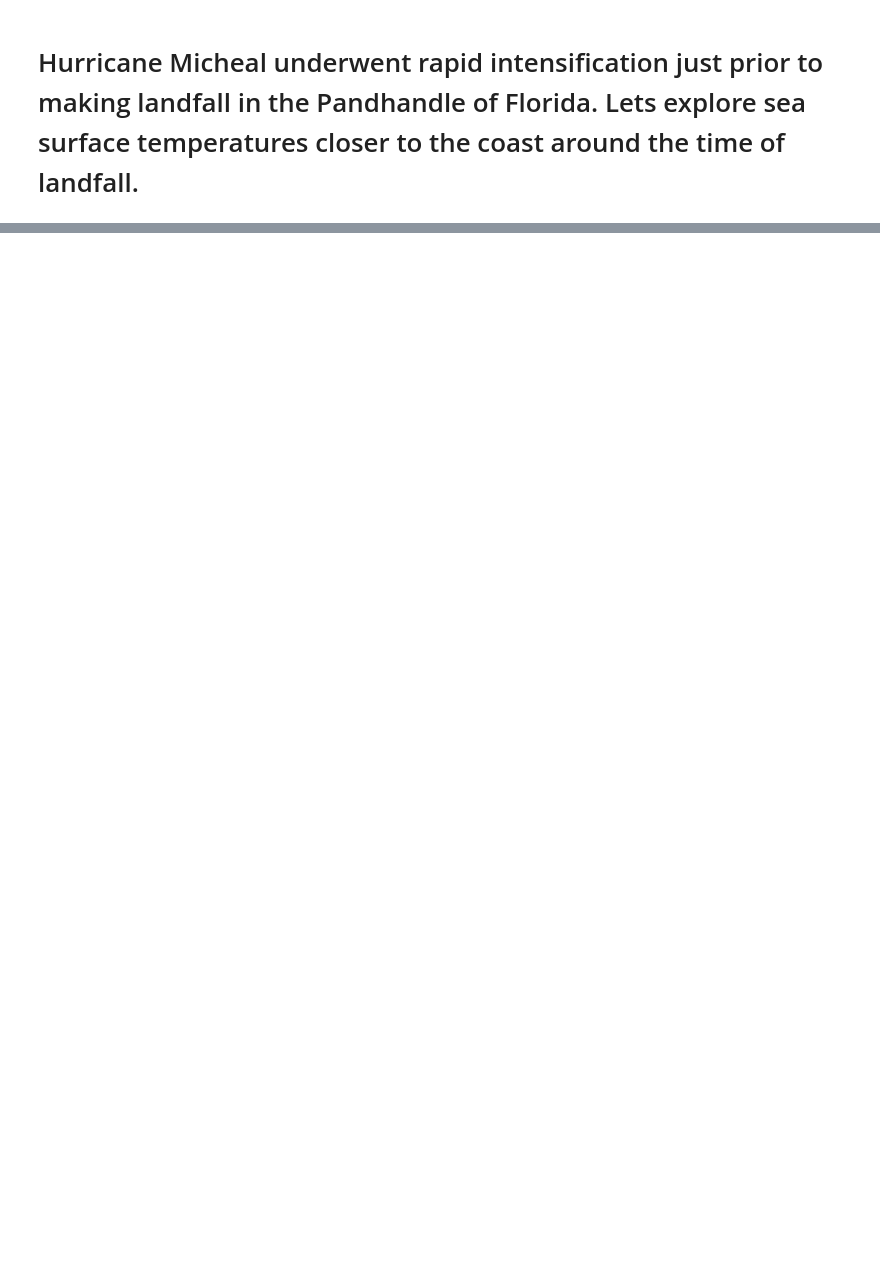
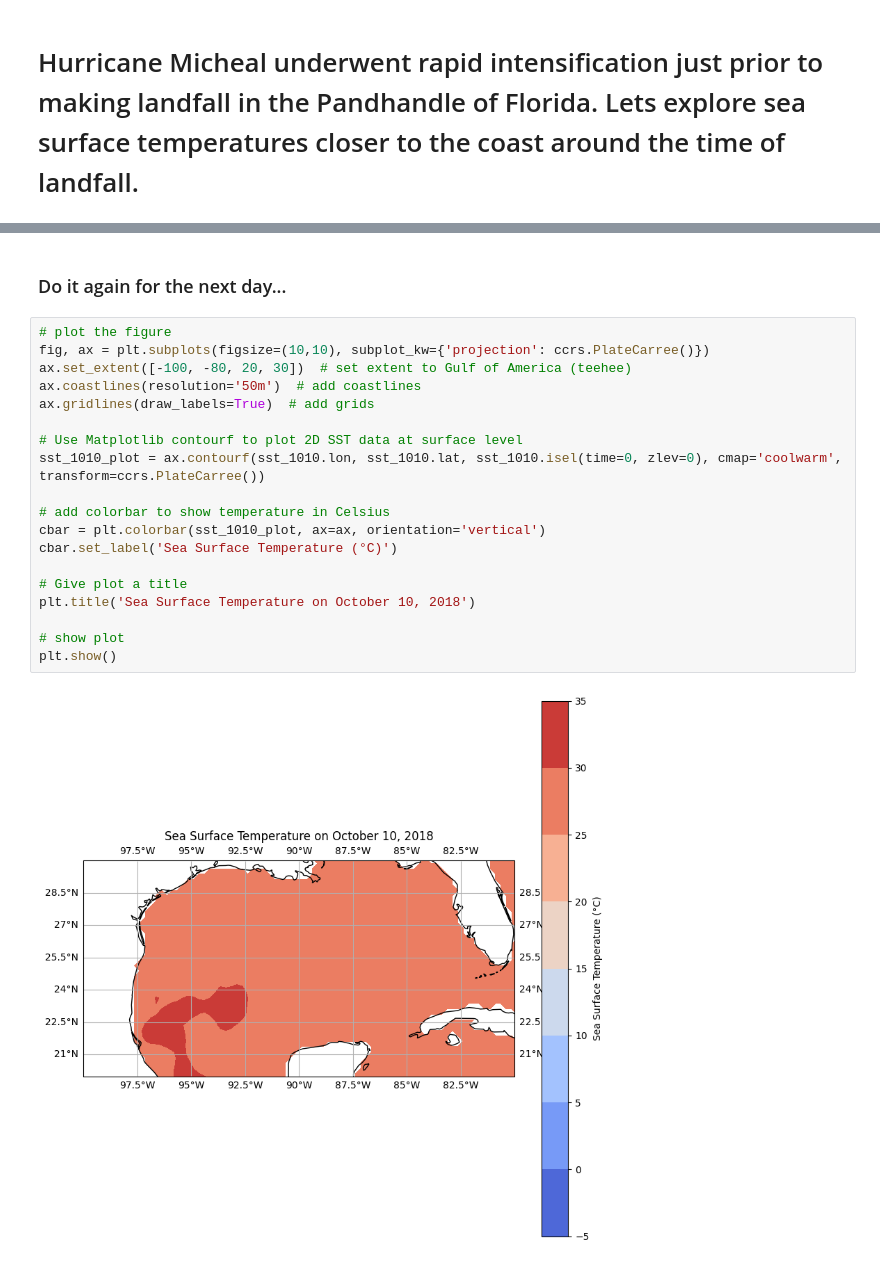
Before and after one commit to aolsen-1/data_science_for_the_geosciences, a Jupyter notebook: participation/applied_cartopy_example.ipynb, the cells around one changed output, grey strips where cells are left out. Drawn from its saved outputs; the diff is of its cells as text; blank space fills up the shorter version.

```diff
--- a/participation/applied_cartopy_example.ipynb
+++ b/participation/applied_cartopy_example.ipynb
@@ -180,0 +198,23 @@ Text(0.5, 1.0, 'Sea Surface Temperature on October 9, 2018')
+# %% [markdown]
+### Do it again for the next day...
+# %%
+# plot the figure
+fig, ax = plt.subplots(figsize=(10,10), subplot_kw={'projection': ccrs.PlateCarree()})
+ax.set_extent([-100, -80, 20, 30])  # set extent to Gulf of America (teehee)
+ax.coastlines(resolution='50m')  # add coastlines
+ax.gridlines(draw_labels=True)  # add grids
+
+# Use Matplotlib contourf to plot 2D SST data at surface level
+sst_1010_plot = ax.contourf(sst_1010.lon, sst_1010.lat, sst_1010.isel(time=0, zlev=0), cmap='coolwarm', transform=ccrs.PlateCarree())
+
+# add colorbar to show temperature in Celsius
+cbar = plt.colorbar(sst_1010_plot, ax=ax, orientation='vertical')
+cbar.set_label('Sea Surface Temperature (°C)')
+
+# Give plot a title
+plt.title('Sea Surface Temperature on October 10, 2018')
+
+# show plot
+plt.show()
+# %% [output]
+[figure, added]
```
Also changed, not shown: parts of 18 cells of this notebook, 2 other files.
